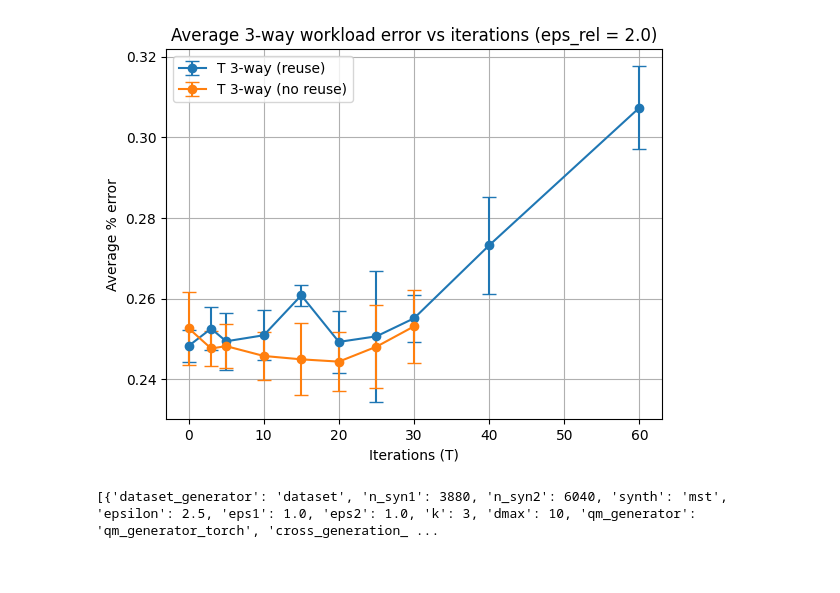
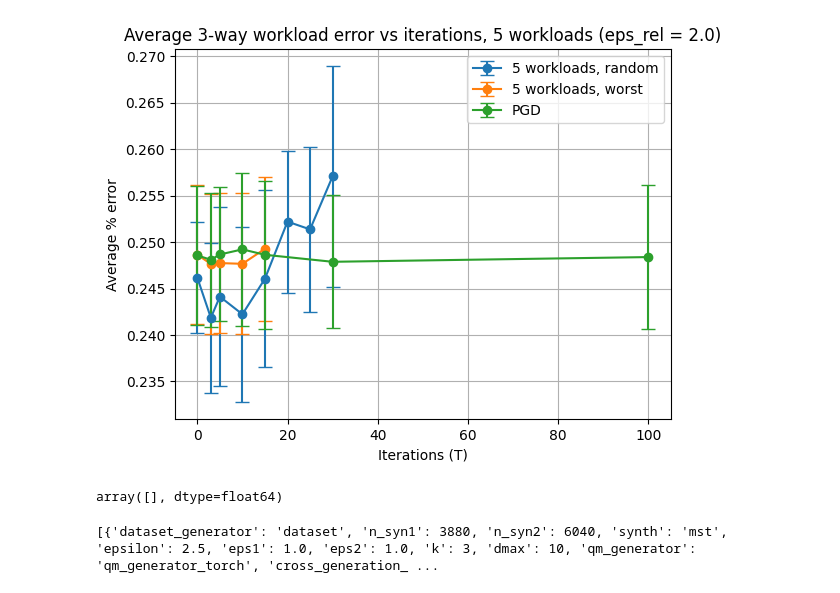
Before and after one commit to ValterH/dp-relational, a Jupyter notebook: load_experiments.ipynb, the cells around one changed output. Saved outputs shown, nothing was run; the diff lists cells and outputs as text; code cells hidden in the pictures.

```diff
--- a/load_experiments.ipynb
+++ b/load_experiments.ipynb
@@ -49,15 +49,15 @@ def get_errors_by_eps_rel(runner, filter_exp=lambda x: True):
                                   filter_exp)
 
 # below datasets are on ojas's machine
-EPSILON_PYTORCH_EXPERIMENT_DATASET = uuid.UUID('037e4226-fd37-11ee-9e28-a059507978f3')
-EPSILON_PYTORCH_SPARSE_EXPERIMENT_DATASET = uuid.UUID('8e8d44c1-fe1e-11ee-88ce-a059507978f3')
-EPSILON_PYTORCH_SPARSE_LARGE_EXPERIMENT_DATASET = uuid.UUID('53b3b6a5-fe75-11ee-9cb7-a059507978f3')
-EPSILON_PYTORCH_SPARSE_VLRGE_EXPERIMENT_DATASET = uuid.UUID('607ae43c-fece-11ee-bd8b-a059507978f3')
+EPSILON_PYTORCH_EXPERIMENT_DATASET = uuid.UUID('d40dfd48-160d-11ef-b42b-2ed8cab72dbb')
+EPSILON_PYTORCH_SPARSE_EXPERIMENT_DATASET = uuid.UUID('d40dfd48-160d-11ef-b42b-2ed8cab72dbb')
+EPSILON_PYTORCH_SPARSE_LARGE_EXPERIMENT_DATASET = uuid.UUID('d40dfd48-160d-11ef-b42b-2ed8cab72dbb')
+EPSILON_PYTORCH_SPARSE_VLRGE_EXPERIMENT_DATASET = uuid.UUID('d40dfd48-160d-11ef-b42b-2ed8cab72dbb')
 
 # below datasets are on ojas's skunk
-T_PYTORCH_SPARSE_LARGE_EXPERIMENT_DATASET = uuid.UUID('0c96cc62-014b-11ef-9020-d21cd07a44f3')
-EPS_3WAY_PYTORCH_SPARSE_LARGE_EXPERIMENT_DATASET = uuid.UUID('0c96cc62-014b-11ef-9020-d21cd07a44f3')
-T_3WAY_PYTORCH_SPARSE_LARGE_EXPERIMENT_DATASET = uuid.UUID('0c96cc62-014b-11ef-9020-d21cd07a44f3')
+T_PYTORCH_SPARSE_LARGE_EXPERIMENT_DATASET = uuid.UUID('d40dfd48-160d-11ef-b42b-2ed8cab72dbb')
+EPS_3WAY_PYTORCH_SPARSE_LARGE_EXPERIMENT_DATASET = uuid.UUID('d40dfd48-160d-11ef-b42b-2ed8cab72dbb')
+T_3WAY_PYTORCH_SPARSE_LARGE_EXPERIMENT_DATASET = uuid.UUID('d40dfd48-160d-11ef-b42b-2ed8cab72dbb')
 
 filter_exp_orig = lambda experiment: experiment['artifacts']['rel_dataset'] == EPSILON_PYTORCH_EXPERIMENT_DATASET
 filter_exp_ojas = lambda experiment: experiment['artifacts']['rel_dataset'] == EPSILON_PYTORCH_SPARSE_EXPERIMENT_DATASET \
@@ -79,10 +79,14 @@ filter_exp_eps_3way_large_corr_T = lambda experiment: experiment['artifacts']['r
     and experiment['extra_params']['run_set'] == 210
 filter_exp_T_3way_final = lambda experiment: experiment['artifacts']['rel_dataset'] == T_3WAY_PYTORCH_SPARSE_LARGE_EXPERIMENT_DATASET \
     and experiment['extra_params']['run_set'] == 1102
-filter_exp_T_3way_final_no_reuse = lambda experiment: experiment['artifacts']['rel_dataset'] == T_3WAY_PYTORCH_SPARSE_LARGE_EXPERIMENT_DATASET \
-    and experiment['extra_params']['run_set'] == 1103
+filter_exp_T_3way_final_no_reuse = lambda experiment: experiment['extra_params']['run_set'] == 1103
 filter_exp_eps_3way_final_no_reuse = lambda experiment: experiment['artifacts']['rel_dataset'] == T_3WAY_PYTORCH_SPARSE_LARGE_EXPERIMENT_DATASET \
     and experiment['extra_params']['run_set'] == 1111
+qtr = lambda experiment: experiment['extra_params']['run_set'] == 1984
+qtr_w = lambda experiment: experiment['extra_params']['run_set'] == 1986 and experiment['artifacts']['rel_dataset'] == uuid.UUID('84991690-1846-11ef-b13e-2ed8cab72dbb')
+qtr_eps = lambda experiment: experiment['extra_params']['run_set'] == 4891 and experiment['artifacts']['rel_dataset'] == uuid.UUID('84991690-1846-11ef-b13e-2ed8cab72dbb')
+qtr_w_eps = lambda experiment: experiment['extra_params']['run_set'] == 4892 and experiment['artifacts']['rel_dataset'] == uuid.UUID('84991690-1846-11ef-b13e-2ed8cab72dbb')
+pgd_t = lambda experiment: experiment['extra_params']['run_set'] == 947
 
 runner = ModelRunner(save_to='./runs')
 
@@ -99,46 +103,51 @@ runner = ModelRunner(save_to='./runs')
 
 # ============ Epsilon Experiments ============
 
 # epsilons, ave_errors, error_bars = get_errors_by_eps_rel(runner, filter_exp_orig)
 # epsilons_o, ave_errors_o, error_bars_o = get_errors_by_eps_rel(runner, filter_exp_ojas)
 # epsilons_l, ave_errors_l, error_bars_l = get_errors_by_eps_rel(runner, filter_exp_masked_large)
 # epsilons_v, ave_errors_v, error_bars_v = get_errors_by_eps_rel(runner, filter_exp_masked_vlrge)
 
 # plt.figure()
 # plt.errorbar(epsilons, ave_errors, error_bars, fmt='-o', capsize=5, label="Original generation")
 # plt.errorbar(epsilons_o, ave_errors_o, error_bars_o, fmt='-o', capsize=5, label="Ojas masking method")
 # plt.errorbar(epsilons_l, ave_errors_l, error_bars_l, fmt='-o', capsize=5, label="Masking large dataset")
 # plt.title("Average workload error vs privacy budget")
 # plt.xlabel("Relational privacy budget")
 # plt.ylabel("Average % error")
 # plt.legend()
 # plt.grid()
 # plt.show()
 
 # ============ T 3-way Experiments ============
-Ts, ave_errors, error_bars = get_errors_by_T(runner, filter_exp_T_3way_final)
-Ts_n, ave_errors_n, error_bars_n = get_errors_by_T(runner, filter_exp_T_3way_final_no_reuse)
+#Ts, ave_errors, error_bars = get_errors_by_T(runner, filter_exp_T_3way_final)
+Ts, ave_errors, error_bars = get_errors_by_T(runner, qtr)
+Ts_w, ave_errors_w, error_bars_w = get_errors_by_T(runner, qtr_w)
+T_p, ave_errors_p, error_bars_p = get_errors_by_T(runner, pgd_t)
 plt.figure()
-plt.errorbar(Ts, ave_errors, error_bars, fmt='-o', capsize=5, label="T 3-way (reuse)")
-plt.errorbar(Ts_n, ave_errors_n, error_bars_n, fmt='-o', capsize=5, label="T 3-way (no reuse)")
-plt.title("Average 3-way workload error vs iterations (eps_rel = 2.0)")
+
+plt.errorbar(Ts, ave_errors, error_bars, fmt='-o', capsize=5, label="5 workloads, random")
+plt.errorbar(Ts_w, ave_errors_w, error_bars_w, fmt='-o', capsize=5, label="5 workloads, worst")
+plt.errorbar(T_p, ave_errors_p, error_bars_p, fmt='-o', capsize=5, label="PGD")
+plt.title("Average 3-way workload error vs iterations, 5 workloads (eps_rel = 2.0)")
 plt.xlabel("Iterations (T)")
 plt.ylabel("Average % error")
 plt.legend()
 plt.grid()
 plt.show()
 
 # ============ Epsilon 3-way Experiments ============
-# epsilons, ave_errors, error_bars = get_errors_by_eps_rel(runner, filter_exp_eps_3way_large_corr_T)
-# epsilons, ave_errors, error_bars = get_errors_by_eps_rel(runner, filter_exp_eps_3way_final_no_reuse)
+#epsilons, ave_errors, error_bars = get_errors_by_eps_rel(runner, qtr_eps)
+#epsilons_w, ave_errors_w, error_bars_w = get_errors_by_eps_rel(runner, qtr_w_eps)
 
-# plt.figure()
-# plt.errorbar(epsilons, ave_errors, error_bars, fmt='-o', capsize=5, label="Masking large dataset")
-# plt.title("Average 3-way workload error vs privacy budget (T = 20)")
-# plt.xlabel("Relational privacy budget")
-# plt.ylabel("Average % error")
-# plt.legend()
-# plt.grid()
-# plt.show()
+#plt.figure()
+#plt.errorbar(epsilons, ave_errors, error_bars, fmt='-o', capsize=5, label="5 workloads, random")
+#plt.errorbar(epsilons_w, ave_errors_w, error_bars_w, fmt='-o', capsize=5, label="5 workloads, worst")
+#plt.title("Average 3-way workload error vs privacy budget, 5 workloads (T = 10)")
+#plt.xlabel("Relational privacy budget")
+#plt.ylabel("Average % error")
+#plt.legend()
+#plt.grid()
+#plt.show()
 # %% [output]
-[figure, old version]
+[figure, new version]
@@ -145,3 +156,7 @@ plt.show()
+# %%
+Ts_n
+# %% [output]
+array([], dtype=float64)
 # %%
 def get_experiment_params(runner, filter_exp):
     experiments = runner.get_experiments(save_to="./runs")
```
Also changed, not shown: parts of 1 cell of this notebook, 4 other files.
